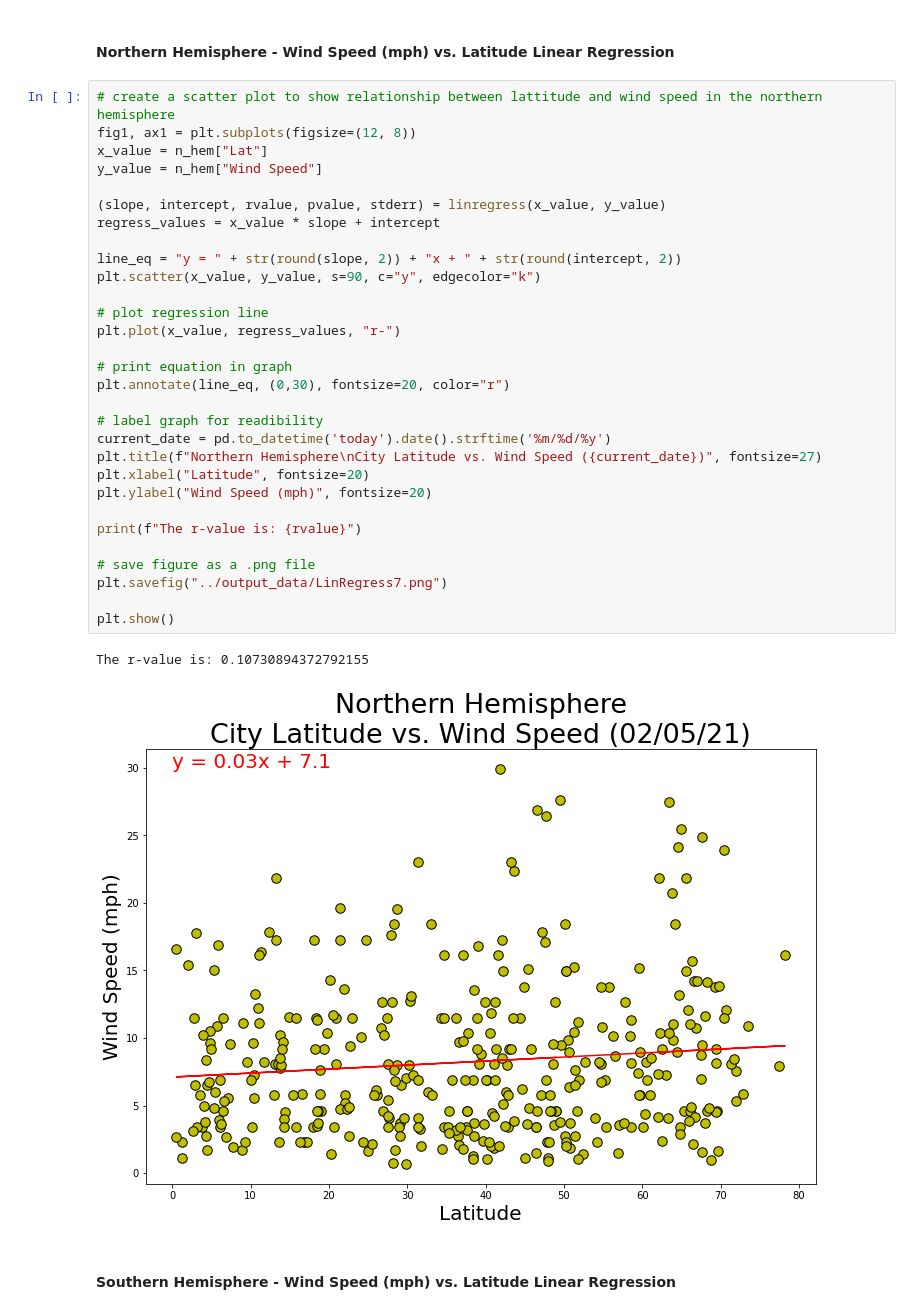
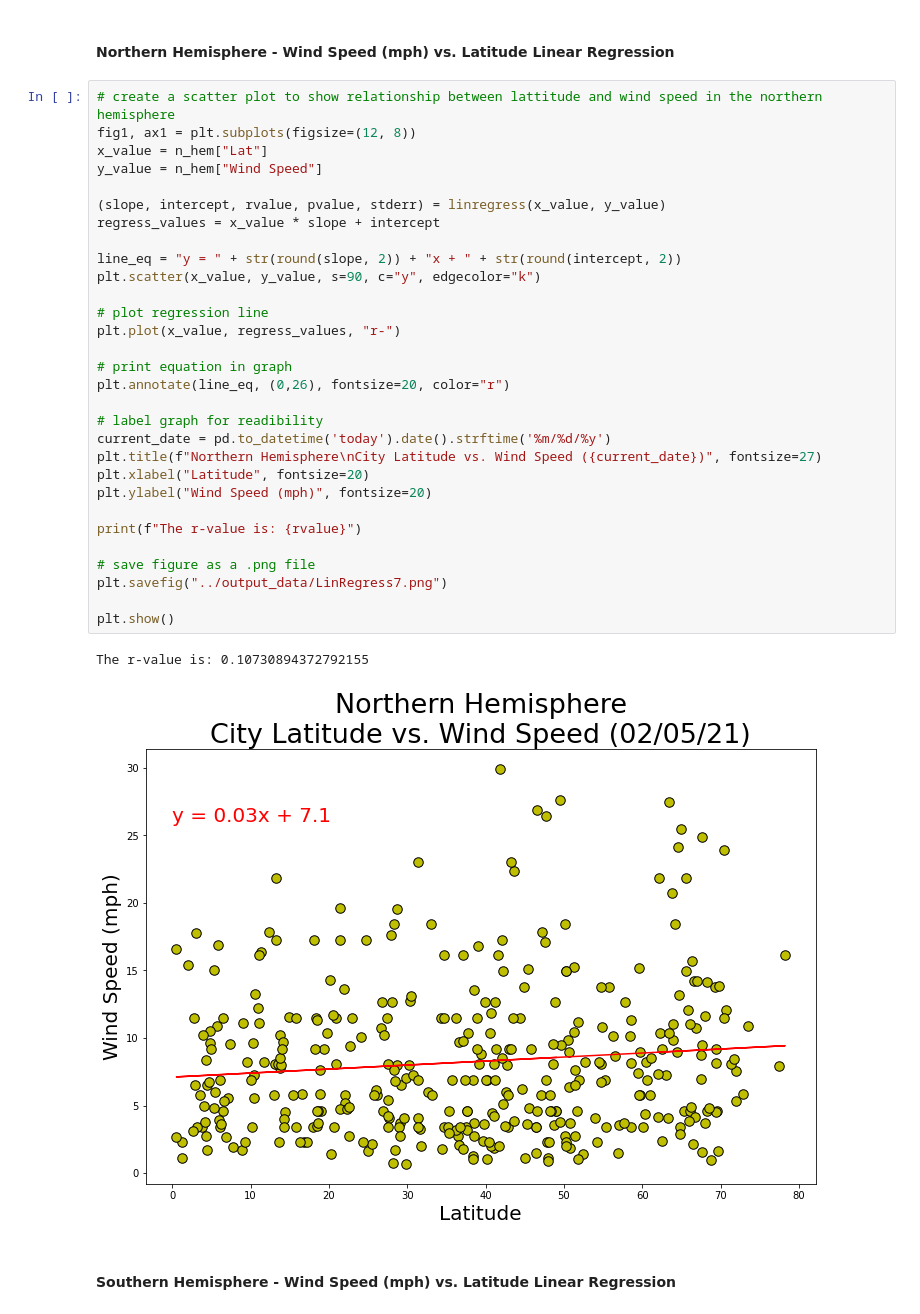
Before and after one commit to pete6184/WeatherPy_API_Weather_Data, a Jupyter notebook: WeatherPy/WeatherPy.ipynb, the cells around one changed output. Cells and saved outputs as stored; diff of their text form.

```diff
--- a/WeatherPy/WeatherPy.ipynb
+++ b/WeatherPy/WeatherPy.ipynb
@@ -537,35 +537,35 @@ The r-value is: 0.25761361605786554
 # create a scatter plot to show relationship between lattitude and wind speed in the northern hemisphere
 fig1, ax1 = plt.subplots(figsize=(12, 8))
 x_value = n_hem["Lat"]
 y_value = n_hem["Wind Speed"]
 
 (slope, intercept, rvalue, pvalue, stderr) = linregress(x_value, y_value)
 regress_values = x_value * slope + intercept
 
 line_eq = "y = " + str(round(slope, 2)) + "x + " + str(round(intercept, 2))
 plt.scatter(x_value, y_value, s=90, c="y", edgecolor="k")
 
 # plot regression line
 plt.plot(x_value, regress_values, "r-")
 
 # print equation in graph
-plt.annotate(line_eq, (0,30), fontsize=20, color="r")
+plt.annotate(line_eq, (0,26), fontsize=20, color="r")
 
 # label graph for readibility
 current_date = pd.to_datetime('today').date().strftime('%m/%d/%y')
 plt.title(f"Northern Hemisphere\nCity Latitude vs. Wind Speed ({current_date})", fontsize=27)
 plt.xlabel("Latitude", fontsize=20)
 plt.ylabel("Wind Speed (mph)", fontsize=20)
 
 print(f"The r-value is: {rvalue}")
 
 # save figure as a .png file
 plt.savefig("../output_data/LinRegress7.png")
 
 plt.show()
 # %% [output]
 The r-value is: 0.10730894372792155
-[figure, old version]
+[figure, new version]
 # %% [markdown]
 ####  Southern Hemisphere - Wind Speed (mph) vs. Latitude Linear Regression
 # %%
```
Also changed, not shown: parts of 5 cells of this notebook.
